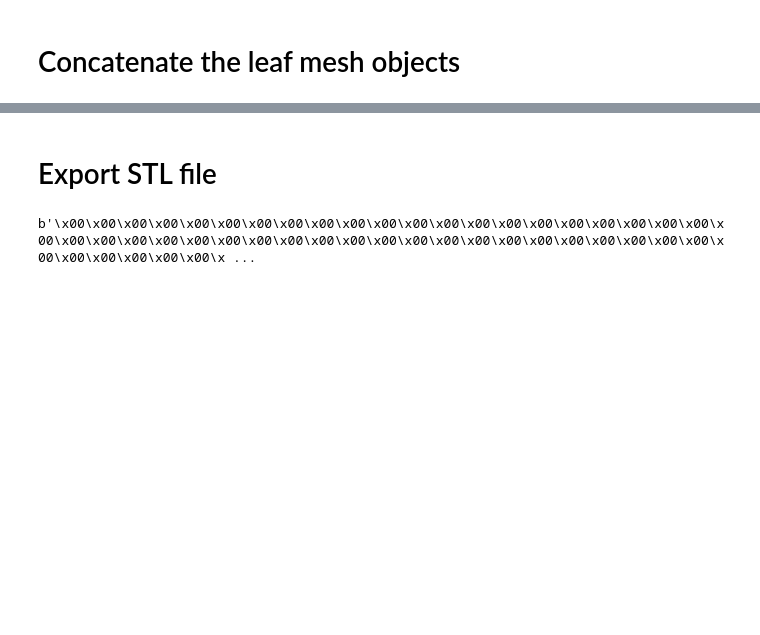
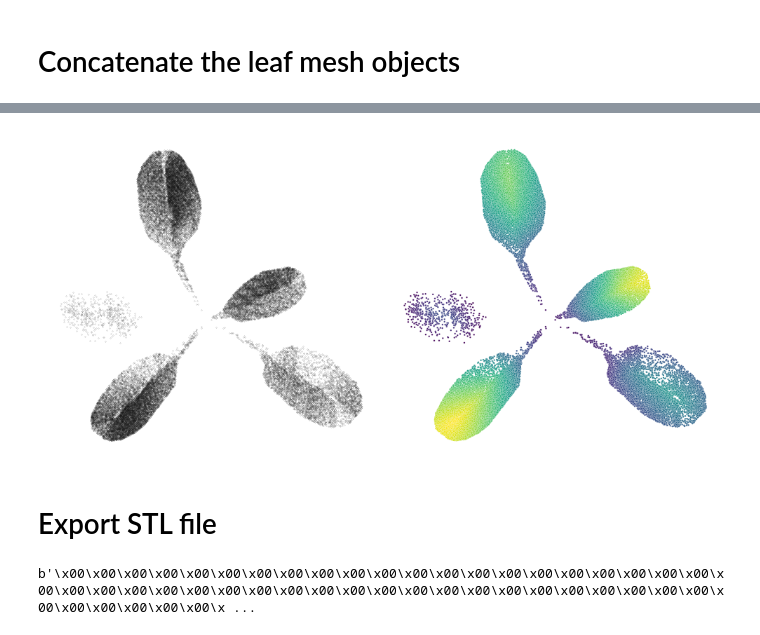
Before and after one commit to DanChitwood/arabidopsis_triangulation_test, a Jupyter notebook: Arabidopsis_delauney.ipynb, the cells around one changed output, grey strips where cells are left out. Cells and saved outputs as stored; diff of their text form; code cells hidden in the pictures; blank space fills up the shorter version.

```diff
--- a/Arabidopsis_delauney.ipynb
+++ b/Arabidopsis_delauney.ipynb
@@ -403,0 +478,12 @@ mesh.show()
+# %%
+oris = [] # store the hemisphere ray origins
+dirs = [] # store the pts on the leaf, ray directions
+for i in range(len(ray_origins)):
+    for j in range(len(vertices)):
+        oris.append(ray_origins[i])
+        dirs.append(vertices[j])
+
+oris = np.array(oris)
+dirs = np.array(dirs)
+# %%
+locations, index_ray, index_tri = mesh.ray.intersects_location(ray_origins=oris,ray_directions=dirs)
@@ -404,3 +496,20 @@ mesh.show()
+# %%
+plt.figure(figsize=(10,5))
+
+plt.subplot(121)
+plt.scatter(locations[:,0], locations[:,1], s=0.01, alpha=1, c="k")
+plt.gca().set_aspect("equal")
+plt.axis("off")
+
+plt.subplot(122)
+sns.set(rc={'axes.facecolor':'white', 'figure.facecolor':'white'})
+sns.scatterplot(x=locations[:,0], y=locations[:,1], hue=locations[:,2], palette="viridis", s=3, legend=False, facecolor="gray")
+plt.gca().set_aspect("equal")
+plt.axis("off")
+
+plt.tight_layout()
+# %% [output]
+[figure, added]
 # %% [markdown]
 # Export STL file
 # %%
```
Also changed, not shown: parts of 12 cells of this notebook.
